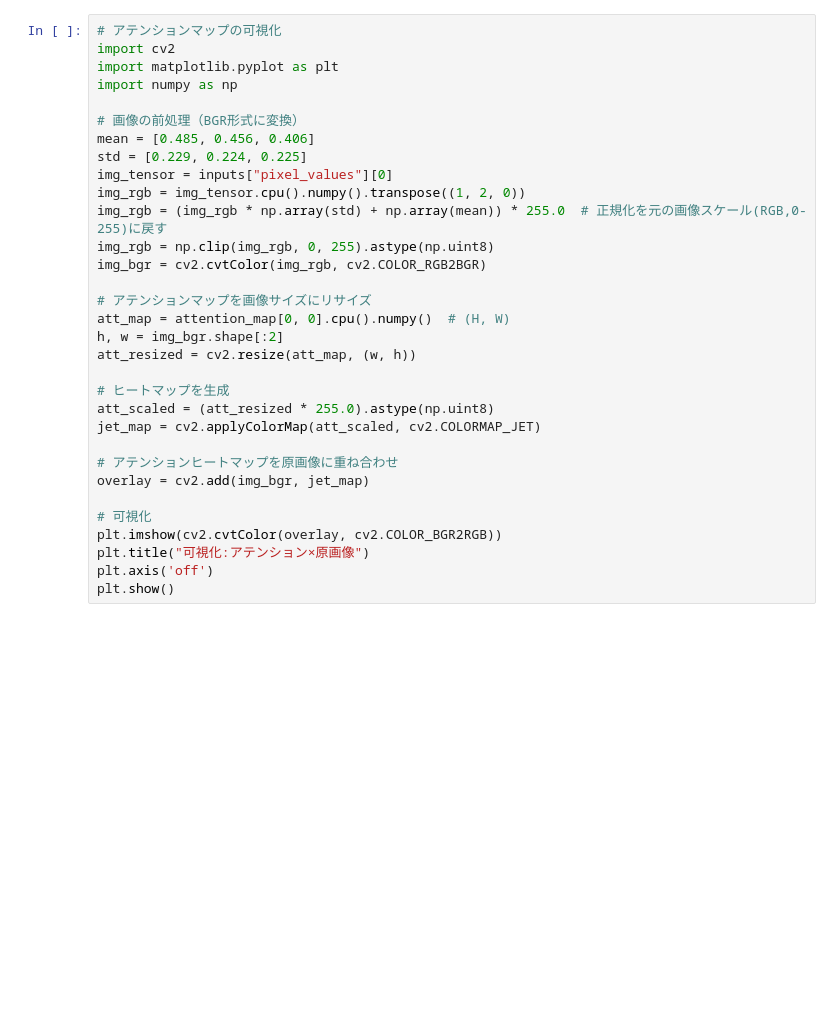
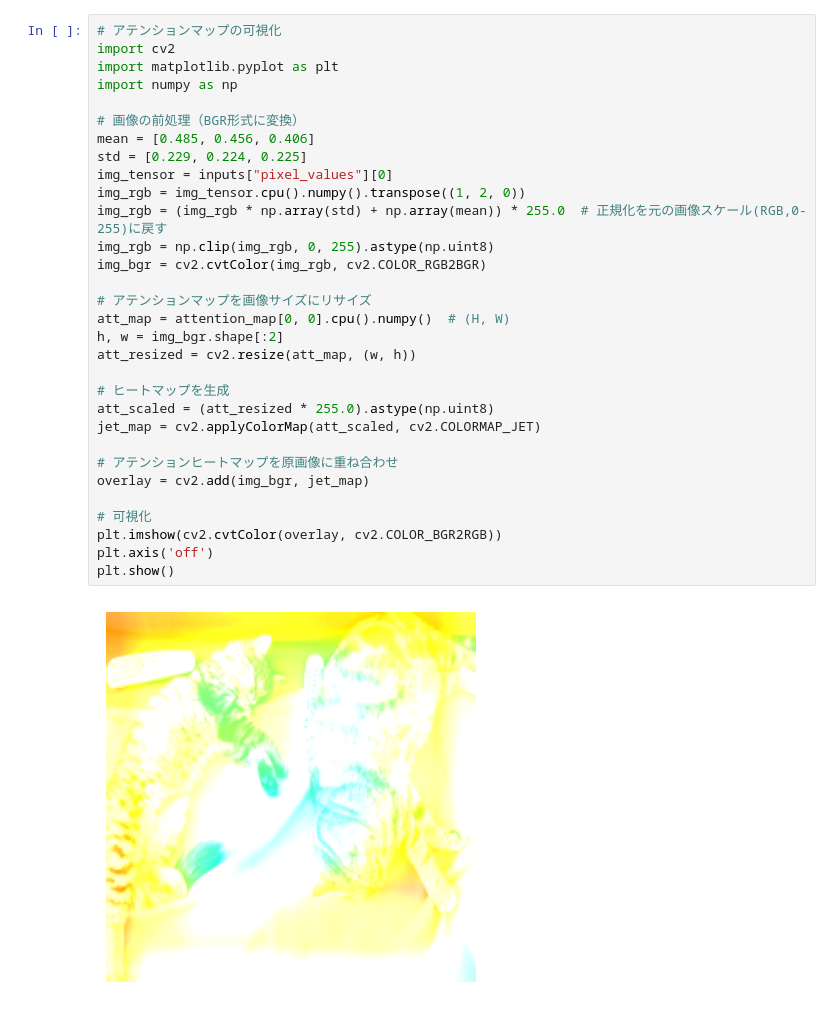
Before and after one commit to yukiharada1228/attention-branch-network, a Jupyter notebook: demo.ipynb, the cells around one changed output. Cells and saved outputs as stored; diff of their text form; blank space fills up the shorter version.

Commit message:
Update demo.ipynb and output image

```diff
--- a/demo.ipynb
+++ b/demo.ipynb
@@ -30,31 +34,32 @@ print(model.config.id2label[predicted_label])
 # アテンションマップの可視化
 import cv2
 import matplotlib.pyplot as plt
 import numpy as np
 
 # 画像の前処理（BGR形式に変換）
 mean = [0.485, 0.456, 0.406]
 std = [0.229, 0.224, 0.225]
 img_tensor = inputs["pixel_values"][0]
 img_rgb = img_tensor.cpu().numpy().transpose((1, 2, 0))
 img_rgb = (img_rgb * np.array(std) + np.array(mean)) * 255.0  # 正規化を元の画像スケール(RGB,0-255)に戻す
 img_rgb = np.clip(img_rgb, 0, 255).astype(np.uint8)
 img_bgr = cv2.cvtColor(img_rgb, cv2.COLOR_RGB2BGR)
 
 # アテンションマップを画像サイズにリサイズ
 att_map = attention_map[0, 0].cpu().numpy()  # (H, W)
 h, w = img_bgr.shape[:2]
 att_resized = cv2.resize(att_map, (w, h))
 
 # ヒートマップを生成
 att_scaled = (att_resized * 255.0).astype(np.uint8)
 jet_map = cv2.applyColorMap(att_scaled, cv2.COLORMAP_JET)
 
 # アテンションヒートマップを原画像に重ね合わせ
 overlay = cv2.add(img_bgr, jet_map)
 
 # 可視化
 plt.imshow(cv2.cvtColor(overlay, cv2.COLOR_BGR2RGB))
-plt.title("可視化:アテンション×原画像")
 plt.axis('off')
 plt.show()
+# %% [output]
+[figure, added]
```
Also changed, not shown: parts of 1 cell of this notebook, 4 other files.
